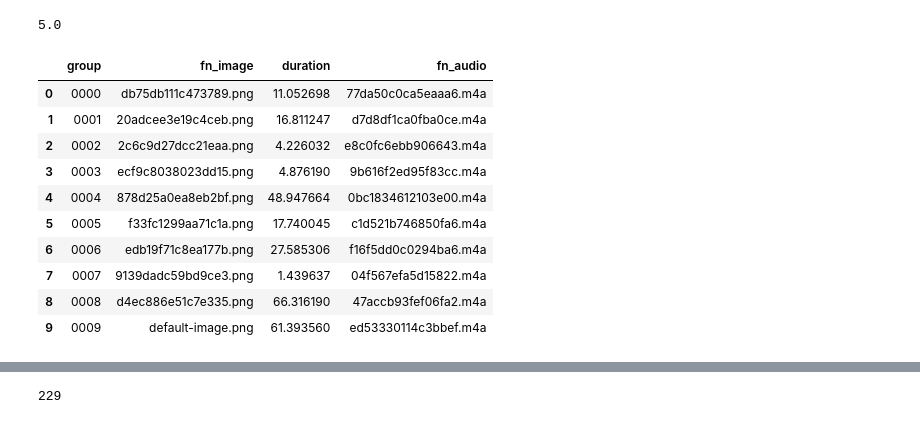
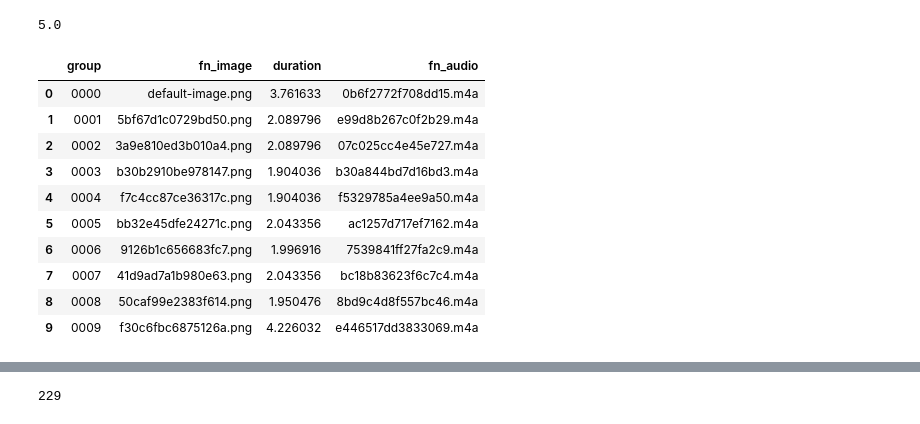
Before and after one commit to initiumlab/news2video, a Jupyter notebook: experiments/assemble-osx/Assemble Video.ipynb, the cells around one changed output, grey strips where cells are left out. Cells and saved outputs as stored; diff of their text form; code cells hidden in the pictures.

```diff
--- a/experiments/assemble-osx/Assemble Video.ipynb
+++ b/experiments/assemble-osx/Assemble Video.ipynb
@@ -3,11 +3,11 @@ from IPython.display import HTML
 # %%
 import requests
 # %%
-#res = requests.get('http://project.initiumlab.com/news2video/case1/index.html')
+res = requests.get('http://project.initiumlab.com/news2video/case1/index.html')
 #res = requests.get('http://initiumlab.com/blog/20151105-barcamp-hk-2015/')
 #res = requests.get('http://initiumlab.com/blog/20151025-jackathon-no-5/')
 #res = requests.get('https://theinitium.com/article/20151127-mainland-government-officials-suicide-map/')
-res = requests.get('https://theinitium.com/article/20151107-mainland-population-policy/')
+#res = requests.get('https://theinitium.com/article/20151107-mainland-population-policy/')
 # %%
 html = res.content.decode('utf-8')
 # %%
@@ -126,6 +126,12 @@ class Extractor(object):
         self.cur_text = ''
         self.result = []
 
+    def get_abs_url(self, base_url, url):
+        if url.startswith('http://') or url.startswith('https://'):
+            return url
+        else:
+            return '%s/%s' % (base_url, url)
+
     def recursive_extract_text_image(self, obj):
         for child in obj.children:
             if isinstance(child, Tag):
@@ -135,8 +141,7 @@ class Extractor(object):
                     self.result.append(('text', self.cur_text))
                     self.cur_text = ''
                     self.result.append(('image',
-                                        child['src']
-                                   #'%s/%s' % (base_url, child['src'])
+                                        self.get_abs_url(base_url, child['src'])
                                   ))
             else:
                 if len(child.strip()) > 0:
@@ -305,36 +310,36 @@ np.ceil(4.8)
 # %%
 scenes = []
 df_sp_orged = df_screenplay.reset_index()
-df_sp_orged['group'] = df_sp_orged['index'].apply(lambda x: int((x) / 2))
+df_sp_orged['group'] = df_sp_orged['index'].apply(lambda x: int((x + 1) / 2))
 for (gname, group) in df_sp_orged.groupby('group'):
     if len(group[group['type'] == 'image']) == 0:
         fn_image = 'default-image.png'
     else:
         fn_image = group[group['type'] == 'image']['converted_name'].values[0]
 
     if len(group[group['type'] == 'text']) == 0:
         duration = 1.53
         fn_audio = 'default-audio.mp4'
     else:
         duration = group[group['type'] == 'text']['duration'].values[0]
         fn_audio = group[group['type'] == 'text']['local_src'].values[0] + '.m4a'
 
     scenes.append(('%04d' % gname, fn_image, duration, fn_audio))
 
 df_scenes = pd.DataFrame(scenes, columns=['group', 'fn_image', 'duration', 'fn_audio'])
 df_scenes
 # %% [output]
 |  | group | fn_image | duration | fn_audio |
-| 0 | 0000 | db75db111c473789.png | 11.052698 | 77da50c0ca5eaaa6.m4a |
-| 1 | 0001 | 20adcee3e19c4ceb.png | 16.811247 | d7d8df1ca0fba0ce.m4a |
-| 2 | 0002 | 2c6c9d27dcc21eaa.png | 4.226032 | e8c0fc6ebb906643.m4a |
-| 3 | 0003 | ecf9c8038023dd15.png | 4.876190 | 9b616f2ed95f83cc.m4a |
-| 4 | 0004 | 878d25a0ea8eb2bf.png | 48.947664 | 0bc1834612103e00.m4a |
-| 5 | 0005 | f33fc1299aa71c1a.png | 17.740045 | c1d521b746850fa6.m4a |
-| 6 | 0006 | edb19f71c8ea177b.png | 27.585306 | f16f5dd0c0294ba6.m4a |
-| 7 | 0007 | 9139dadc59bd9ce3.png | 1.439637 | 04f567efa5d15822.m4a |
-| 8 | 0008 | d4ec886e51c7e335.png | 66.316190 | 47accb93fef06fa2.m4a |
-| 9 | 0009 | default-image.png | 61.393560 | ed53330114c3bbef.m4a |
+| 0 | 0000 | default-image.png | 3.761633 | 0b6f2772f708dd15.m4a |
+| 1 | 0001 | 5bf67d1c0729bd50.png | 2.089796 | e99d8b267c0f2b29.m4a |
+| 2 | 0002 | 3a9e810ed3b010a4.png | 2.089796 | 07c025cc4e45e727.m4a |
+| 3 | 0003 | b30b2910be978147.png | 1.904036 | b30a844bd7d16bd3.m4a |
+| 4 | 0004 | f7c4cc87ce36317c.png | 1.904036 | f5329785a4ee9a50.m4a |
+| 5 | 0005 | bb32e45dfe24271c.png | 2.043356 | ac1257d717ef7162.m4a |
+| 6 | 0006 | 9126b1c656683fc7.png | 1.996916 | 7539841ff27fa2c9.m4a |
+| 7 | 0007 | 41d9ad7a1b980e63.png | 2.043356 | bc18b83623f6c7c4.m4a |
+| 8 | 0008 | 50caf99e2383f614.png | 1.950476 | 8bd9c4d8f557bc46.m4a |
+| 9 | 0009 | f30c6fbc6875126a.png | 4.226032 | e446517dd3833069.m4a |
 # %%
 %%bash
 cp -f default/* .
```
Also changed, not shown: parts of 12 cells of this notebook, 2 other files.
